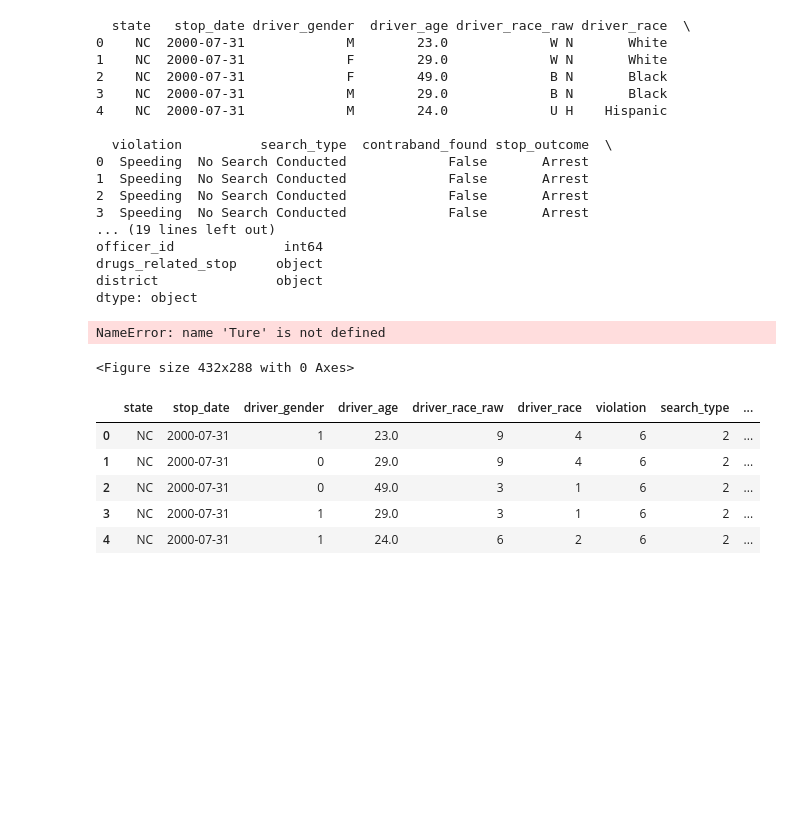
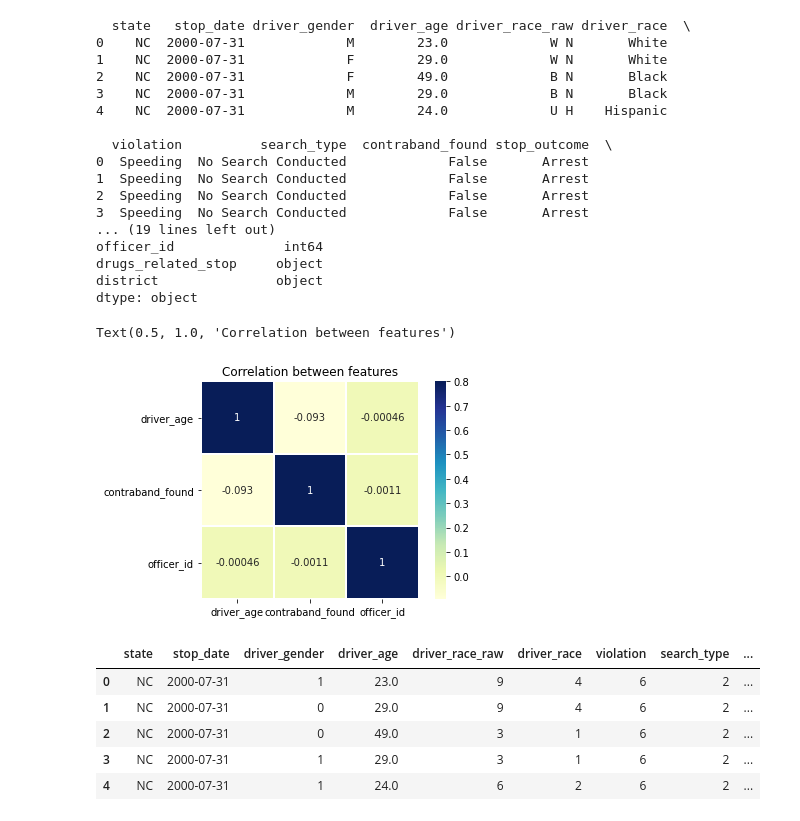
Before and after one commit to Heatdh/MIUG-Proj, a Jupyter notebook: src/main.ipynb, the cells around one changed output. Cells and saved outputs as stored; diff of their text form; code cells hidden in the pictures; blank space fills up the shorter version.

```diff
--- a/src/main.ipynb
+++ b/src/main.ipynb
@@ -42,13 +42,13 @@ district               object
 dtype: object
 # %%
 corr = df.corr()
-plt.figure()
+plt.figure(figsize=[11,11])
 sns.heatmap(corr,vmax=.8, linewidths=0.01,
            square=True,annot=True,cmap='YlGnBu',linecolor="white")
 plt.title('Correlation between features')
 # %% [output]
-NameError: name 'Ture' is not defined
+Text(0.5, 1.0, 'Correlation between features')
-<Figure size 432x288 with 0 Axes>
+[figure, added]
 # %%
 y= df['stop_outcome']
 X= df.drop(columns=['state','driver_race_raw','stop_date'])
```
Also changed, not shown: parts of 2 cells of this notebook.
